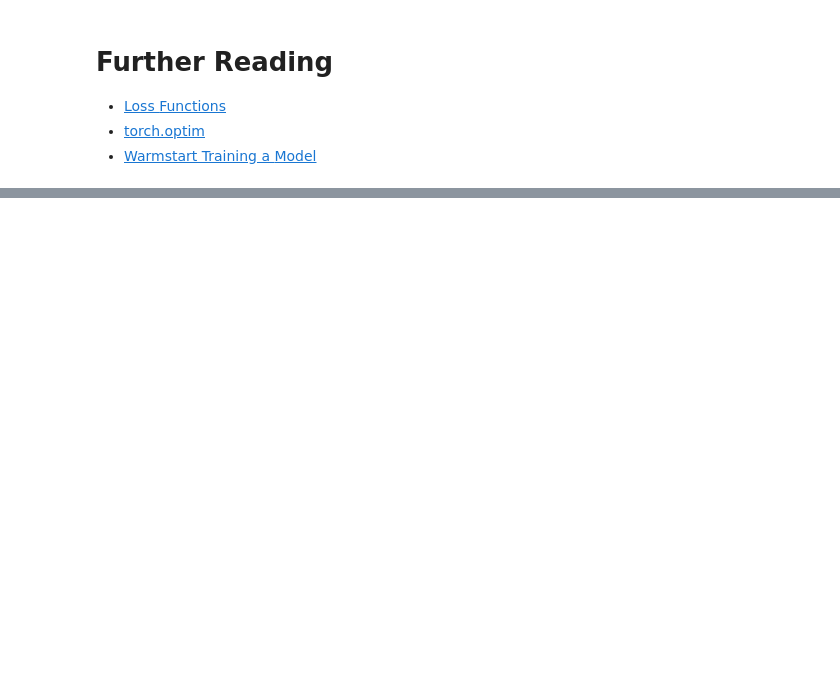
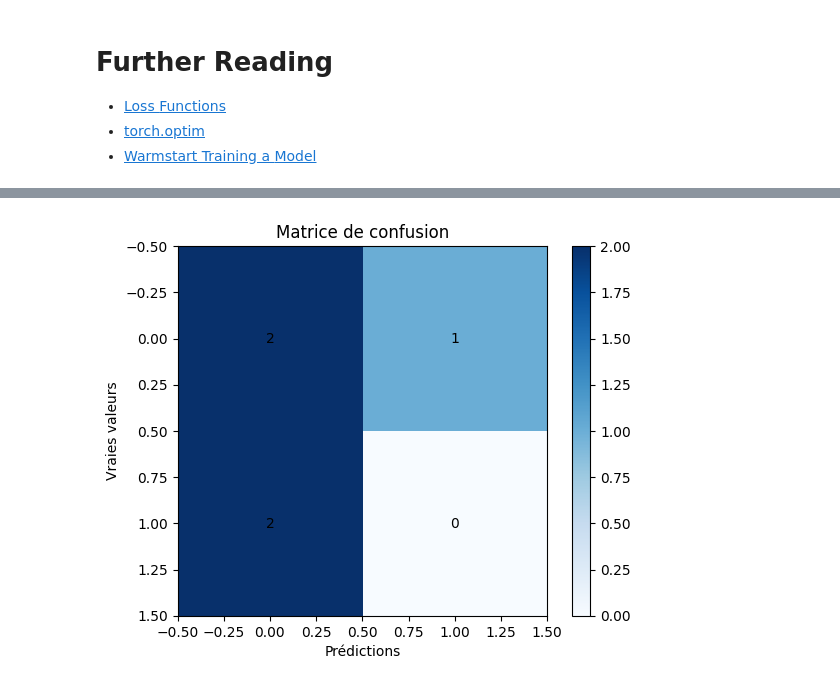
Before and after one commit to lalannefrancis431-pixel/catalogue, a Jupyter notebook: _downloads/91d72708edab956d7293bb263e2ab53f/optimization_tutorial.ipynb, the cells around one changed output, grey strips where cells are left out. Cells and saved outputs as stored; diff of their text form; code cells hidden in the pictures; blank space fills up the shorter version.

```diff
--- a/_downloads/91d72708edab956d7293bb263e2ab53f/optimization_tutorial.ipynb
+++ b/_downloads/91d72708edab956d7293bb263e2ab53f/optimization_tutorial.ipynb
@@ -1038,0 +728,86 @@ Accuracy automatique : 0.7142857142857143
+# %%
+def predire_douleur(texte, seuil=0.55):
+    vec = vectorizer.transform([texte])
+
+    proba = model.predict_proba(vec)[0]
+    confiance = np.max(proba)
+
+    if confiance < seuil:
+        return "Je ne sais pas ", None, confiance
+
+    pred = np.argmax(proba)
+
+    if pred == 0:
+        return "Problème à la tête ", 0, confiance
+    else:
+        return "Problème au pied ", 1, confiance
+
+
+'''test_auto = [
+    ("j'ai mal au crâne", 0),
+    ("pression derrière les yeux", 0),
+    ("douleur quand je marche", 1),
+    ("mon talon me fait mal", 1),
+    ("je suis fatigué", None),
+    ("j'ai de la fièvre", None),
+    ("mes orteils brûlent", 1),
+    ("ça tape dans mes tempes", 0),
+    ("douleur au tibia", 1),
+    ("mal autour des yeux", 0)
+]
+
+user_preds = []
+user_labels = []
+
+for texte, vrai in test_auto:
+    prediction, pred_label, conf = predire_douleur(texte)'''
+
+
+while True:
+    user_input = input("\nDécris ta douleur (ou tape 'q') : ")
+    if user_input == "q":
+        break
+
+    prediction, pred_label, conf = predire_douleur(user_input)
+
+    print(f"{prediction} (confiance: {conf:.2f})")
+
+if vrai is not None and pred_label is not None:
+    user_preds.append(pred_label)
+    user_labels.append(vrai)
+
+
+if len(user_preds) > 0:
+    acc = accuracy_score(user_labels, user_preds)
+    print("\nAccuracy :", acc)
+
+
+if len(user_preds) > 0:
+    cm = confusion_matrix(user_labels, user_preds)
+
+    plt.imshow(cm, cmap="Blues")
+    plt.title("Matrice de confusion")
+    plt.colorbar()
+    plt.xlabel("Prédictions")
+    plt.ylabel("Vraies valeurs")
+
+    for i in range(len(cm)):
+        for j in range(len(cm)):
+            plt.text(j, i, cm[i, j], ha='center', va='center')
+
+    plt.show()
+
+
+confidences = []
+
+for texte, _ in test_auto:
+    _, _, conf = predire_douleur(texte)
+    confidences.append(conf)
+
+plt.plot(confidences, marker='o')
+plt.title("Confiance du modèle")
+plt.xlabel("Exemple")
+plt.ylabel("Confiance")
+plt.grid()
+plt.show()
+# %% [output]
@@ -1038,0 +823 @@ Accuracy automatique : 0.7142857142857143
+[figure, added]
```
Also changed, not shown: parts of 9 cells of this notebook.
